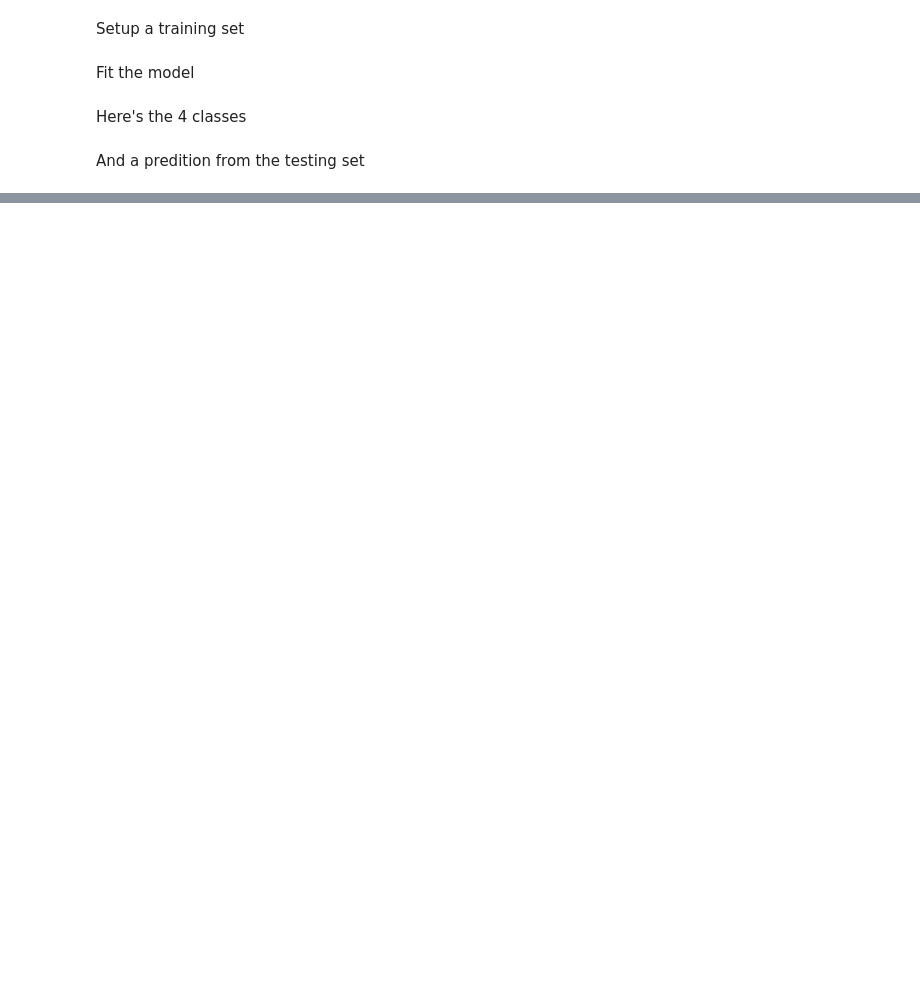
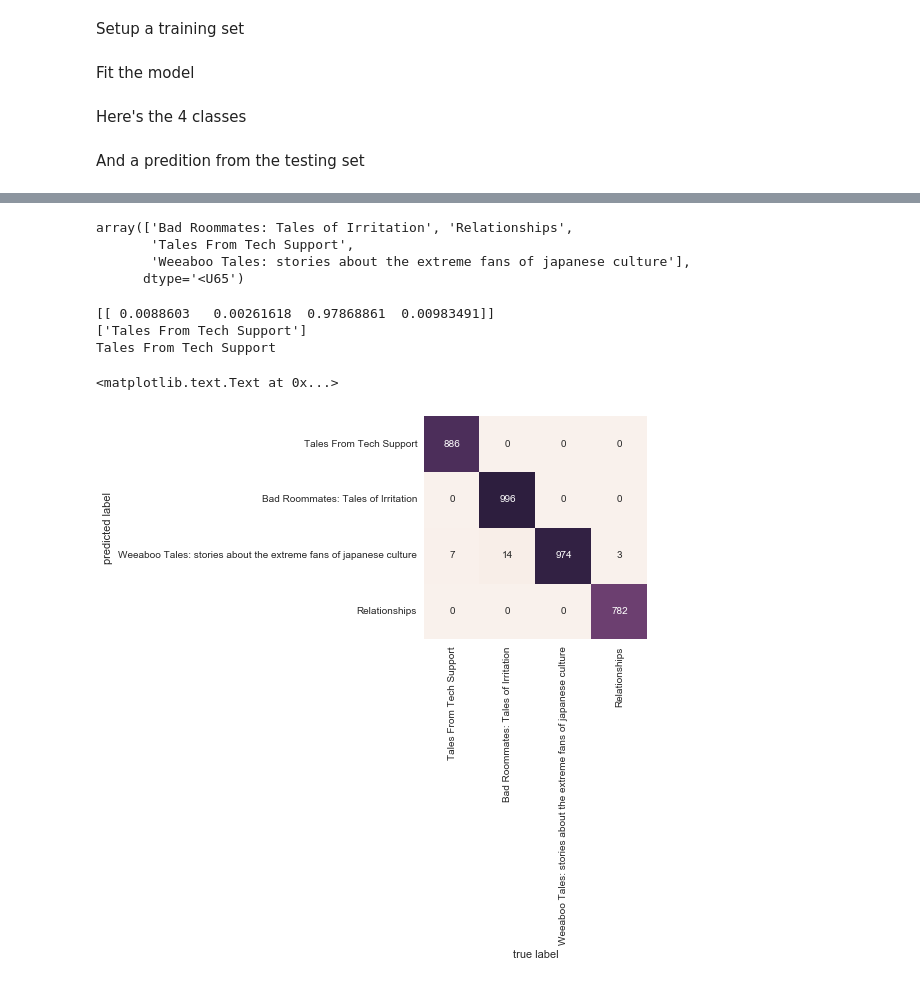
Before and after one commit to KnowledgeLab/content_analysis, a Jupyter notebook: notebooks/6-Classification.ipynb, the cells around one changed output, grey strips where cells are left out. Drawn from its saved outputs; the diff is of its cells as text; code cells hidden in the pictures; blank space fills up the shorter version.

```diff
--- a/notebooks/6-Classification.ipynb
+++ b/notebooks/6-Classification.ipynb
@@ -1560,0 +1581,3 @@ plt.ylabel('predicted label');
+# %%
+clf = MLPClassifier()
+clf
@@ -1560,0 +1592,2 @@ plt.ylabel('predicted label');
+# %%
+clf.fit(np.stack(training_redditDf['tfVect'], axis=1)[0], training_redditDf['subreddit'].as_matrix())
@@ -1560,0 +1602,26 @@ plt.ylabel('predicted label');
+# %%
+clf.classes_
+# %% [output]
+array(['Bad Roommates: Tales of Irritation', 'Relationships',
+       'Tales From Tech Support',
+       'Weeaboo Tales: stories about the extreme fans of japanese culture'],
+      dtype='<U65')
+# %%
+print(clf.predict_proba(test_redditDf['tfVect'][11]))
+print(clf.predict(test_redditDf['tfVect'][11]))
+print(test_redditDf['subreddit'][11])
+# %% [output]
+[[ 0.0088603   0.00261618  0.97868861  0.00983491]]
+['Tales From Tech Support']
+Tales From Tech Support
+# %%
+redditDf['MLP'] = [clf.predict(v)[0] for v in redditDf['tfVect']]
+# %%
+mat = confusion_matrix(redditDf['MLP'], redditDf['subreddit'])
+seaborn.heatmap(mat.T, square=True, annot=True, fmt='d', cbar=False,
+                xticklabels=redditDf['subreddit'].unique(), yticklabels=redditDf['subreddit'].unique())
+plt.xlabel('true label')
+plt.ylabel('predicted label')
+# %% [output]
+<matplotlib.text.Text at 0x...>
+[figure, added]
```
Also changed, not shown: parts of 9 cells of this notebook.
